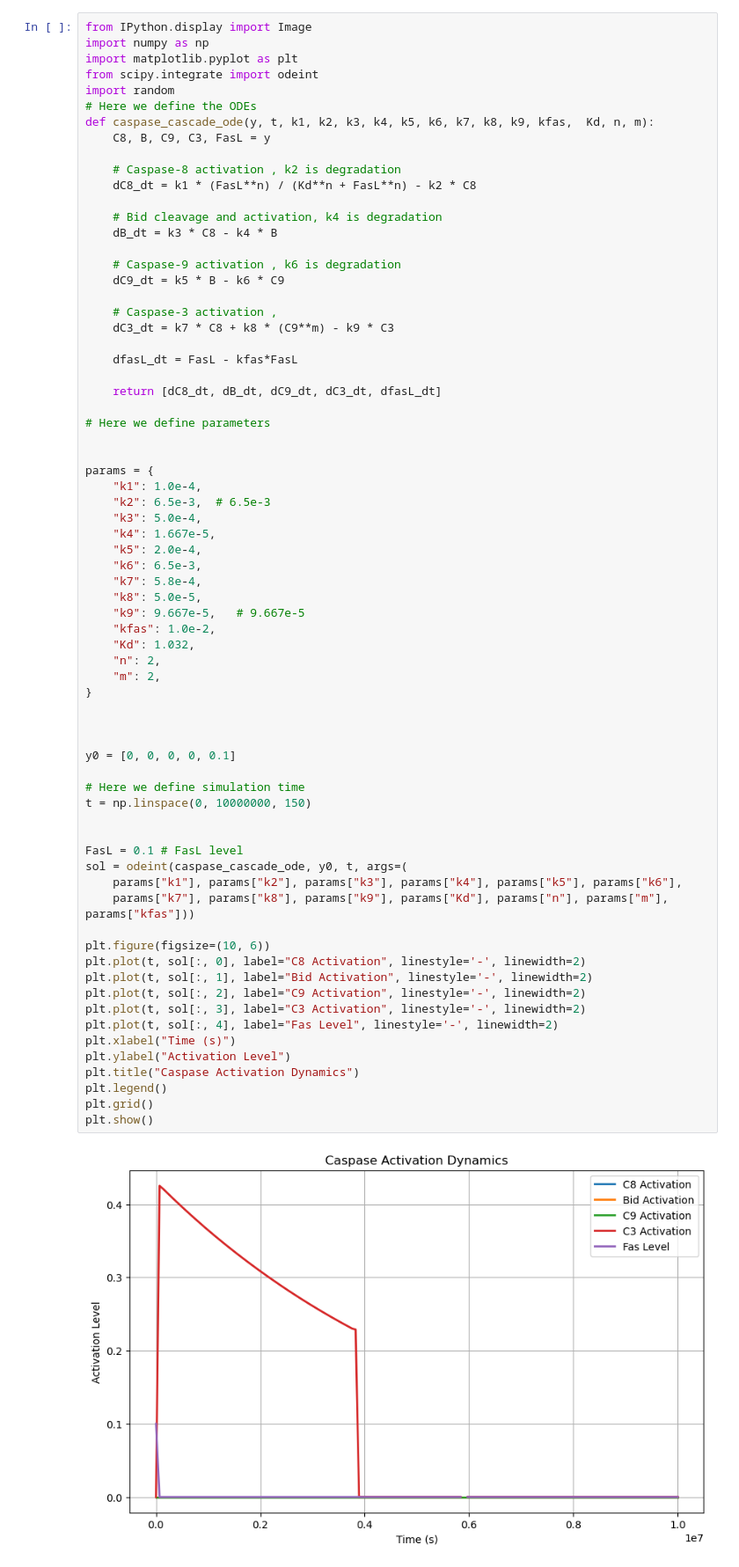
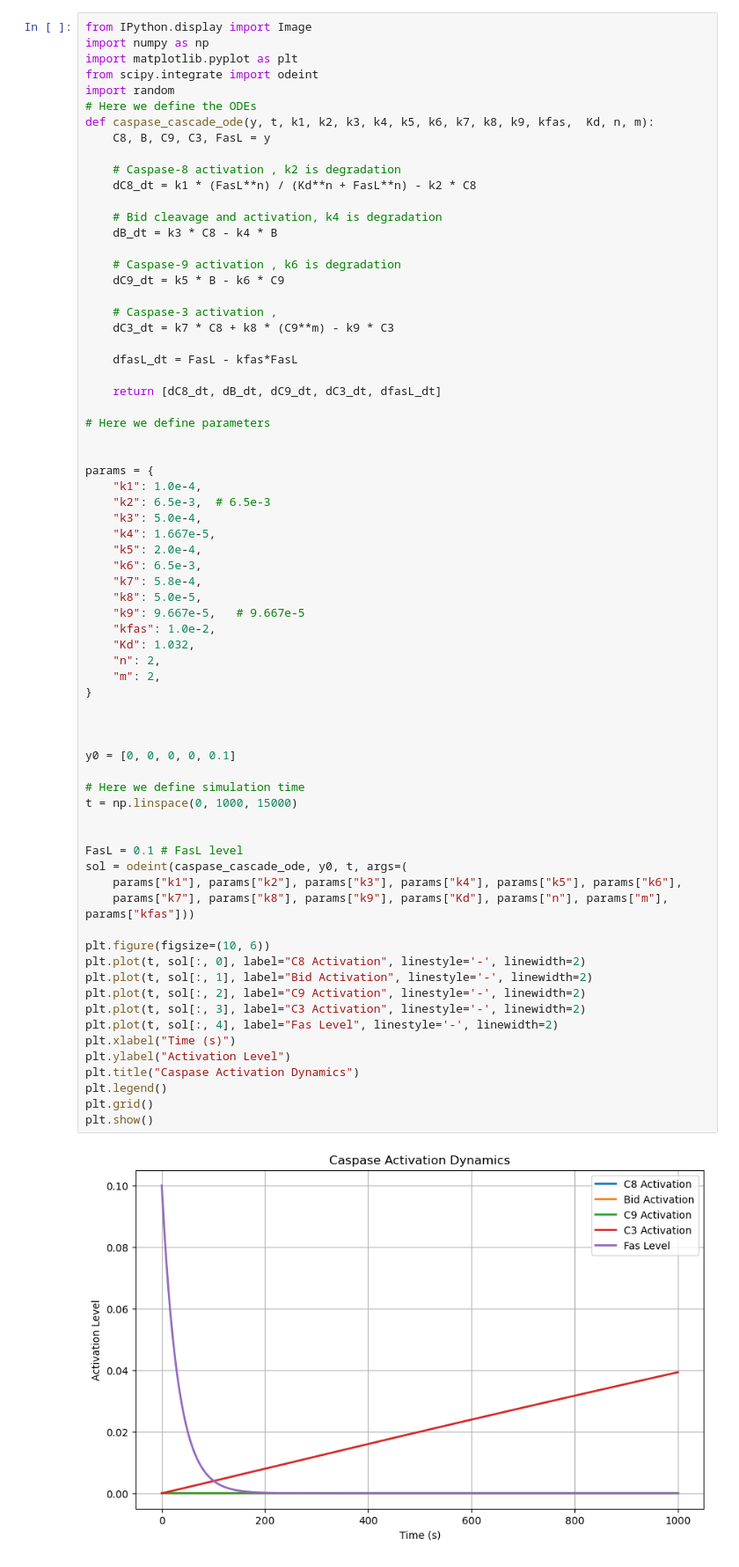
Before and after one commit to LeyiHuang/BIO-265_researchtemplate, a Jupyter notebook: experiments/analysis/ode.ipynb, the cells around one changed output. Shown: that part at 88% size. Saved outputs shown, nothing was run; the diff lists cells and outputs as text.

```diff
--- a/experiments/analysis/ode.ipynb
+++ b/experiments/analysis/ode.ipynb
@@ -41,32 +41,32 @@ params = {
     "Kd": 1.032,
     "n": 2,
     "m": 2,
 }
 
 
 
 y0 = [0, 0, 0, 0, 0.1]
 
 # Here we define simulation time
-t = np.linspace(0, 10000000, 150)
+t = np.linspace(0, 1000, 15000)
 
 
 FasL = 0.1 # FasL level
 sol = odeint(caspase_cascade_ode, y0, t, args=(
     params["k1"], params["k2"], params["k3"], params["k4"], params["k5"], params["k6"],
     params["k7"], params["k8"], params["k9"], params["Kd"], params["n"], params["m"], params["kfas"]))
 
 plt.figure(figsize=(10, 6))
 plt.plot(t, sol[:, 0], label="C8 Activation", linestyle='-', linewidth=2)
 plt.plot(t, sol[:, 1], label="Bid Activation", linestyle='-', linewidth=2)
 plt.plot(t, sol[:, 2], label="C9 Activation", linestyle='-', linewidth=2)
 plt.plot(t, sol[:, 3], label="C3 Activation", linestyle='-', linewidth=2)
 plt.plot(t, sol[:, 4], label="Fas Level", linestyle='-', linewidth=2)
 plt.xlabel("Time (s)")
 plt.ylabel("Activation Level")
 plt.title("Caspase Activation Dynamics")
 plt.legend()
 plt.grid()
 plt.show()
 # %% [output]
-[figure, old version]
+[figure, new version]
```
